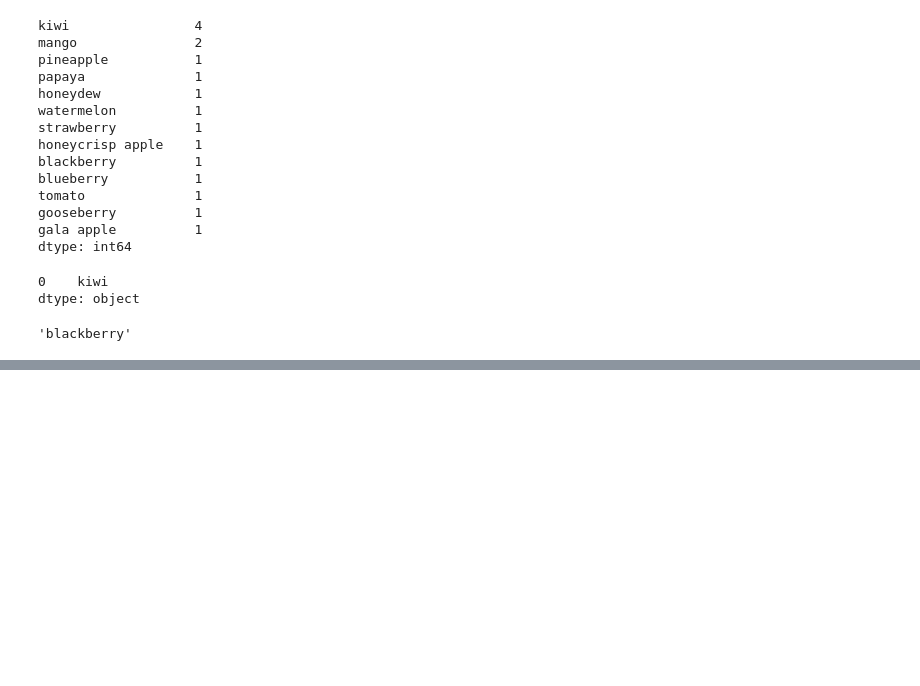
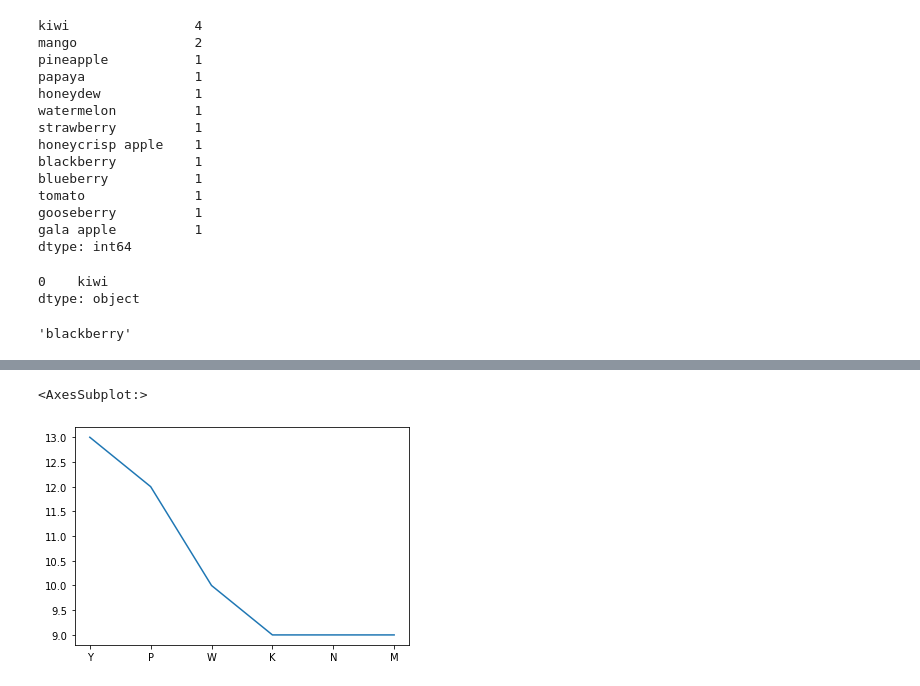
Before and after one commit to Brooke-Holyoak/numpy-pandas-visualization-exercises, a Jupyter notebook: pandas_series.ipynb, the cells around one changed output, grey strips where cells are left out. Saved outputs shown, nothing was run; the diff lists cells and outputs as text; code cells hidden in the pictures; blank space fills up the shorter version.

Commit message:
pandas exercises with plot

```diff
--- a/pandas_series.ipynb
+++ b/pandas_series.ipynb
@@ -166,0 +331,6 @@ fruits.min()
+# %%
+#now we have our list. (make sure to assign it to a variable name- here I chose "letters_list")
+#it's time to make the series from that list
+
+letters = pd.Series(letters_list)
+letters
@@ -166,0 +412,2 @@ fruits.min()
+# %%
+upper_letters = letters.str.upper()
@@ -166,0 +428,9 @@ fruits.min()
+# %%
+top_six = upper_letters.value_counts().head(6)
+#i created a variable called top_six so I could easily access it as a series
+#then I can make that newly created series a plot using .plot() <- which makes the default plot
+
+top_six.plot()
+# %% [output]
+<AxesSubplot:>
+[figure, added]
```
Also changed, not shown: parts of 32 cells of this notebook.
